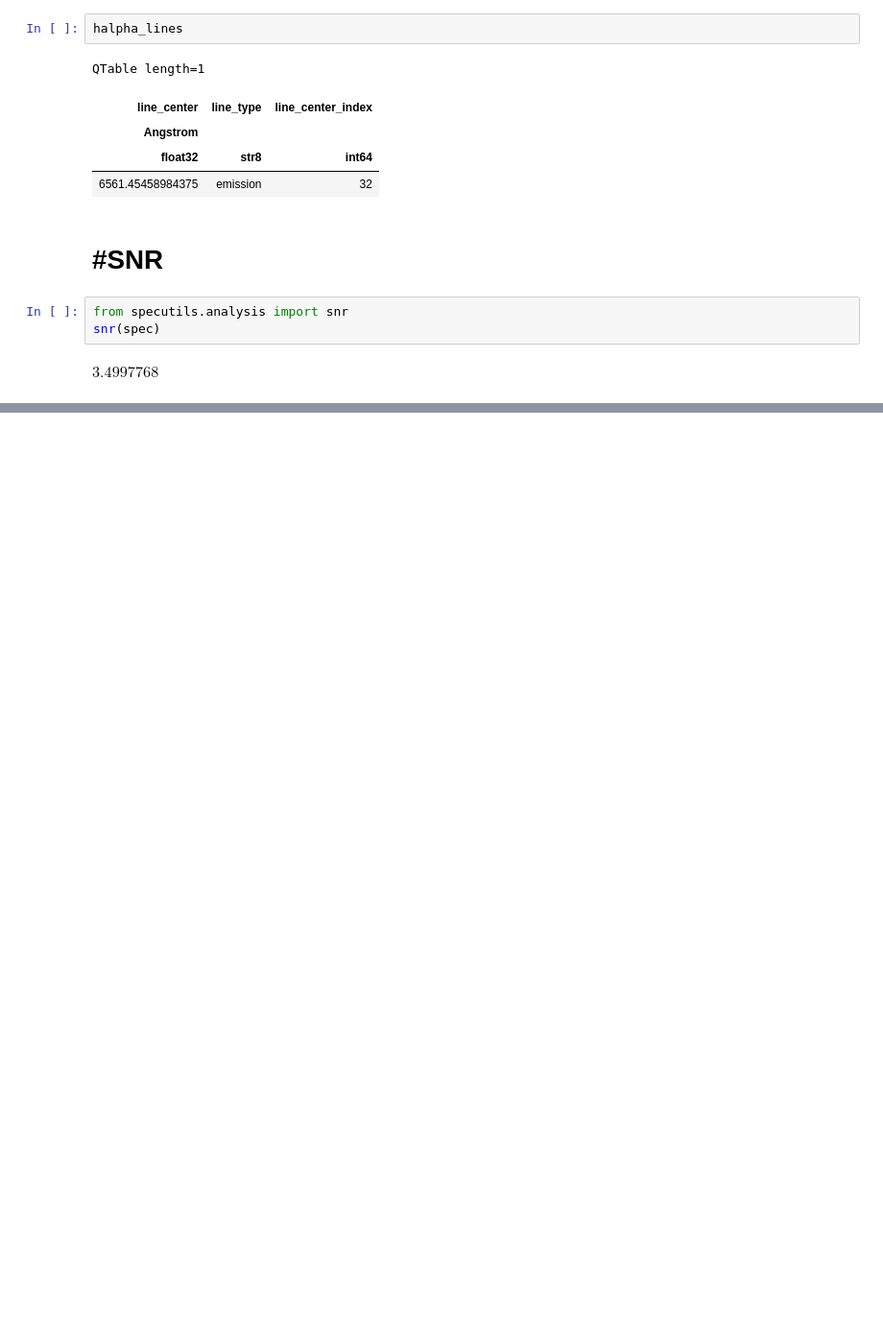
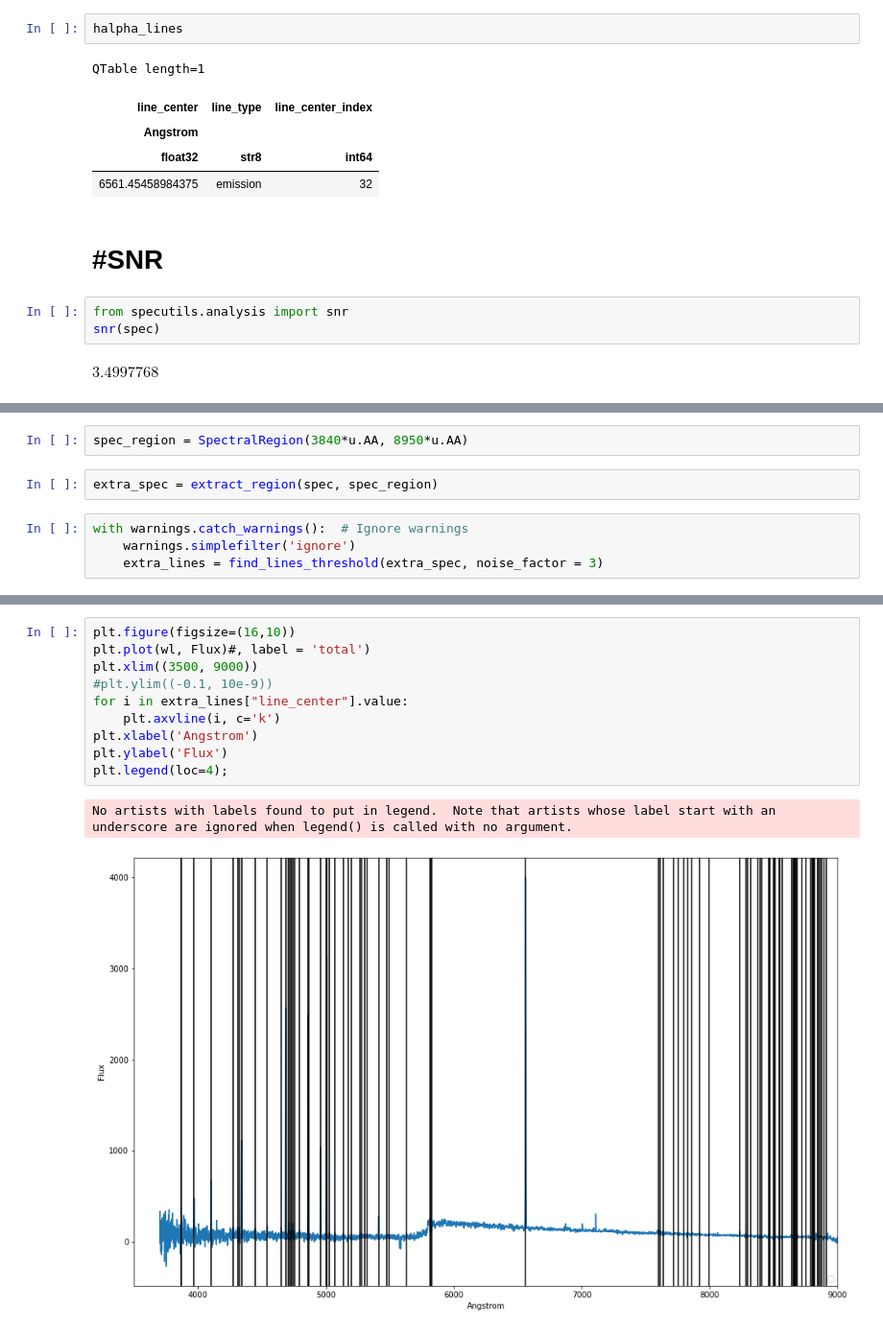
Before and after one commit to AngelGSoto/PNe-LAMOST, a Jupyter notebook: notebook/Line finding -- specultis.ipynb, the cells around one changed output, grey strips where cells are left out. Shown: that part at 96% size. Saved outputs shown, nothing was run; the diff lists cells and outputs as text; blank space fills up the shorter version.

Commit message:
Script to meassurent the emission lines

```diff
--- a/notebook/Line finding -- specultis.ipynb
+++ b/notebook/Line finding -- specultis.ipynb
@@ -74,0 +111,8 @@ $3.4997768 \; \mathrm{}$
+# %%
+spec_region = SpectralRegion(3840*u.AA, 8950*u.AA)
+# %%
+extra_spec = extract_region(spec, spec_region)
+# %%
+with warnings.catch_warnings():  # Ignore warnings
+    warnings.simplefilter('ignore')
+    extra_lines = find_lines_threshold(extra_spec, noise_factor = 3)
@@ -74,0 +142,13 @@ $3.4997768 \; \mathrm{}$
+# %%
+plt.figure(figsize=(16,10))
+plt.plot(wl, Flux)#, label = 'total')
+plt.xlim((3500, 9000))
+#plt.ylim((-0.1, 10e-9))
+for i in extra_lines["line_center"].value:
+    plt.axvline(i, c='k')
+plt.xlabel('Angstrom')
+plt.ylabel('Flux')
+plt.legend(loc=4);
+# %% [output]
+No artists with labels found to put in legend.  Note that artists whose label start with an underscore are ignored when legend() is called with no argument.
+[figure, added]
```
Also changed, not shown: parts of 6 cells of this notebook, 24 other files.
